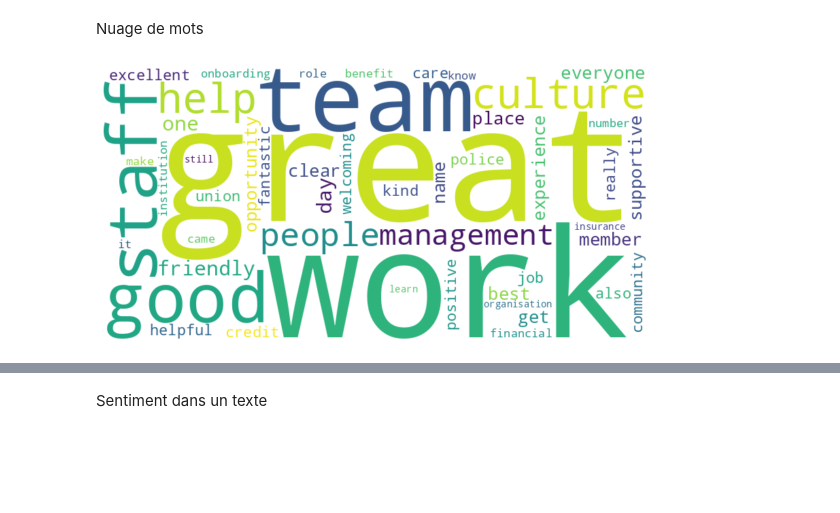
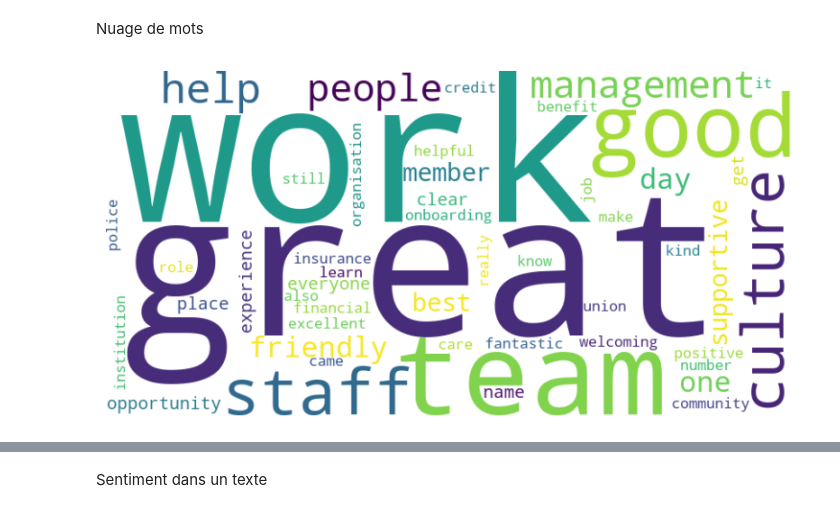
Before and after one commit to fmezirard/TAL, a Jupyter notebook: TraitementReview.ipynb, the cells around one changed output, grey strips where cells are left out. Saved outputs shown, nothing was run; the diff lists cells and outputs as text; code cells hidden in the pictures; blank space fills up the shorter version.

Commit message:
petites modifs sur les review

```diff
--- a/TraitementReview.ipynb
+++ b/TraitementReview.ipynb
@@ -171,24 +166,24 @@ Nuage de mots
 # %%
 def nuage_de_mots(resultat,sauvegarde):
     # Créez un objet WordCloud
     nuage_de_mots = WordCloud(width=800, height=400, background_color='white',max_words=50)
 
     # Générez le nuage de mots à partir du dictionnaire
     nuage_de_mots.generate_from_frequencies(resultat)
 
     # Affichez le nuage de mots
     plt.figure(figsize=(10, 5))
     plt.imshow(nuage_de_mots, interpolation='bilinear')
     plt.axis('off')
 
     # Sauvegardez l'image
     plt.savefig(f"{sauvegarde}.jpeg")
 
     plt.show()
 
-nuage_de_mots(resultat,"nuage_de_mots_avantage_lem")
+nuage_de_mots(somme_entreprise(df_review,"Police Credit Union"),"nuage_de_mots_avantage_lem")
 # %% [output]
-[figure, old version]
+[figure, new version]
 # %%
 def nuage_de_mots_choix_ent(df,entreprise):
     # Créez objet WordCloud, un avec couleur verte et un rouge pour positif negatif
```
Also changed, not shown: parts of 6 cells of this notebook, 1 other file.
